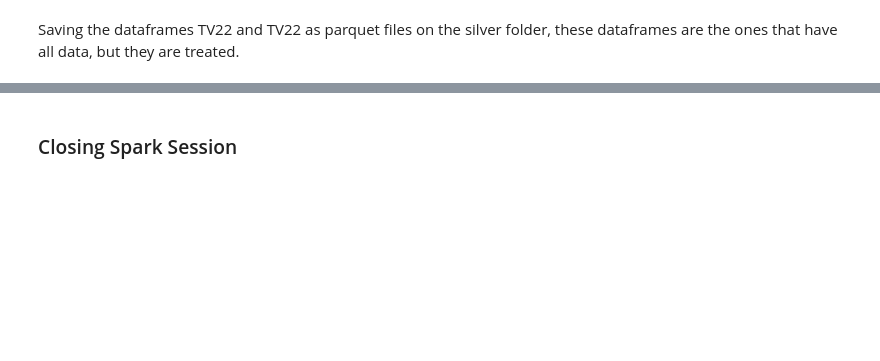
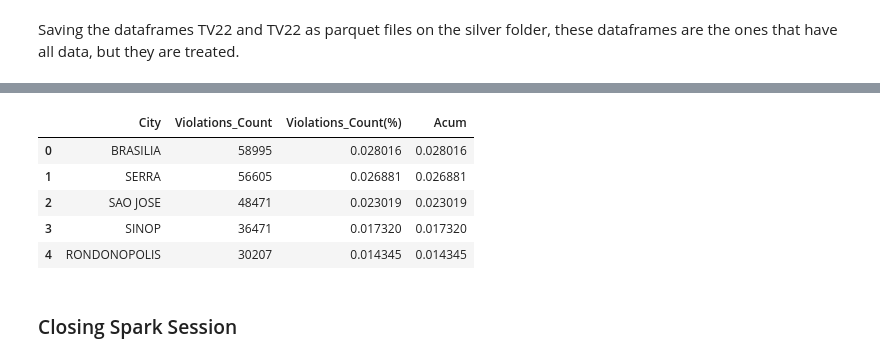
Before and after one commit to matosmatheus7/ETL-TrafficViolation, a Jupyter notebook: TrafficViolation_ExploratoryAnalysis.ipynb, the cells around one changed output, grey strips where cells are left out. Cells and saved outputs as stored; diff of their text form; code cells hidden in the pictures; blank space fills up the shorter version.

```diff
--- a/TrafficViolation_ExploratoryAnalysis.ipynb
+++ b/TrafficViolation_ExploratoryAnalysis.ipynb
@@ -1658,0 +2048,26 @@ df_frequent_infractions.to_csv('/content/datalake/gold/frequent_infractions_2023
+# %%
+# Infraction city
+city_infraction = df_TV23['City'].value_counts()
+cumulative_city_percent = df_TV23['City'].value_counts( normalize=True )
+cumulative_time_percent = df_TV23['City'].value_counts( normalize=True ).cumsum()
+
+# Data Dictionary
+Dicionario = {
+    'City':  city_infraction.index,
+    'Violations_Count': city_infraction.values,
+    'Violations_Count(%)':cumulative_city_percent.values,
+    'Acum':cumulative_city_percent.values
+}
+
+# Create a Dataframe
+df_city_acum = pd.DataFrame( Dicionario )
+
+# Verify Dataframe
+df_city_acum.head(5)
+# %% [output]
+|  | City | Violations_Count | Violations_Count(%) | Acum |
+| 0 | BRASILIA | 58995 | 0.028016 | 0.028016 |
+| 1 | SERRA | 56605 | 0.026881 | 0.026881 |
+| 2 | SAO JOSE | 48471 | 0.023019 | 0.023019 |
+| 3 | SINOP | 36471 | 0.017320 | 0.017320 |
+| 4 | RONDONOPOLIS | 30207 | 0.014345 | 0.014345 |
```
Also changed, not shown: parts of 54 cells of this notebook, 8 other files.
